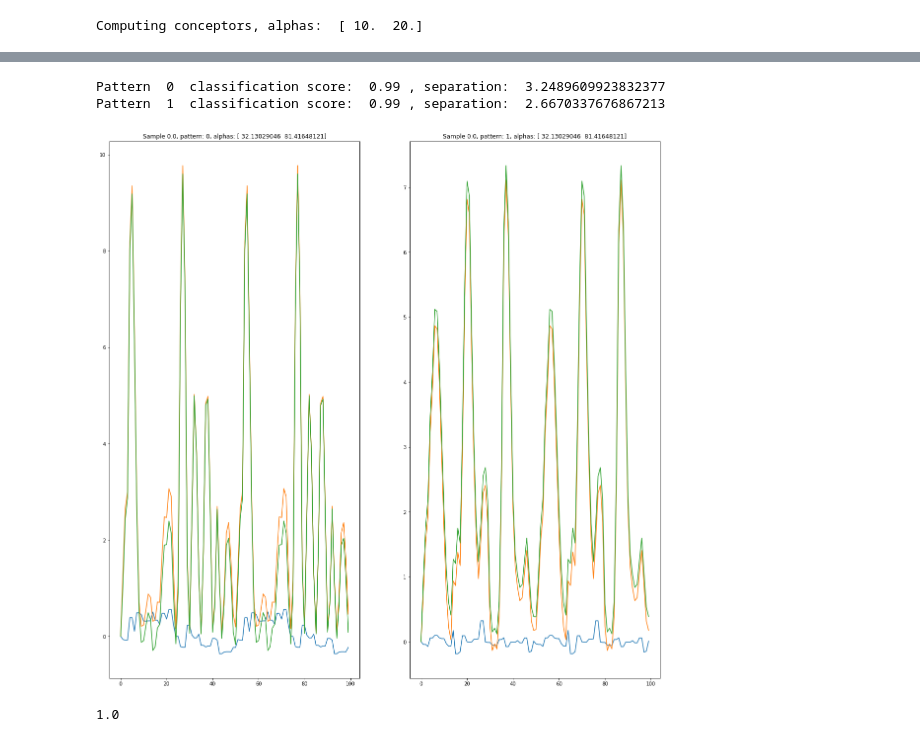
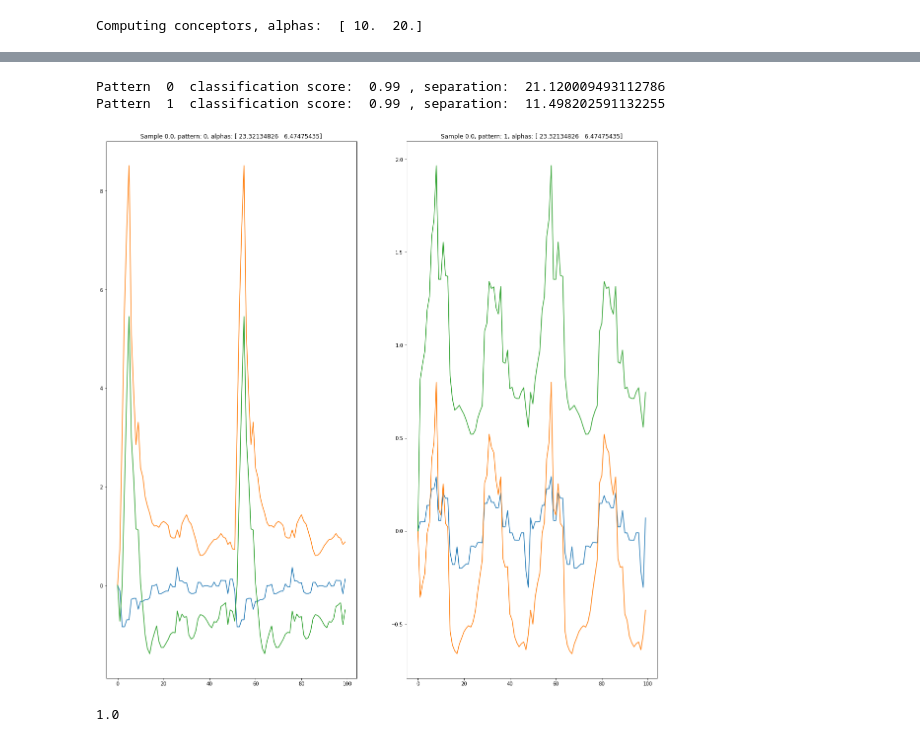
Before and after one commit to chriskiefer/chrysalisConceptors, a Jupyter notebook: Conceptor classification.ipynb, the cells around one changed output, grey strips where cells are left out. Saved outputs shown, nothing was run; the diff lists cells and outputs as text; code cells hidden in the pictures.

```diff
--- a/Conceptor classification.ipynb
+++ b/Conceptor classification.ipynb
@@ -33,8 +33,8 @@ print( cwd )
 # load gesture 1
 # gesture1 = np.loadtxt(cwd + '/workshop/gesturedata_0.txt')
 # gesture2 = np.loadtxt(cwd + '/workshop/gesturedata_1.txt')
-gesture1 = np.loadtxt(cwd + '/supercollider/gesturedata_1_3.txt')
-gesture2 = np.loadtxt(cwd + '/supercollider/gesturedata_5_3.txt')
+gesture1 = np.loadtxt(cwd + '/supercollider/gesturedata_1_1.txt')
+gesture2 = np.loadtxt(cwd + '/supercollider/gesturedata_5_1.txt')
 
 # plot the two gestures
 figsize(20,8);
@@ -161,7 +161,7 @@ def makeClassifierNetwork(p):
 
     return locals()
 
-params = {'N':64, 'NetSR':0.99999, 'NetinpScaling':1.9,'BiasScaling':0.1,
+params = {'N':32, 'NetSR':0.99999, 'NetinpScaling':1.0,'BiasScaling':0.1,
          'washoutLength':gesture1.size * 10, 'learnLength':gesture1.size * 1,
           'LR': 0.6,
 #           'patts':np.array([lambda x:pLoop(x,p_rw1), lambda x: pLoop(x,p_rw2)])
@@ -271,11 +271,11 @@ Pattern  1  classification score:  0.99 , separation:  10.209193130575867
 # %%
 figsize(20,20)
-plotConceptorPatterns(params, conceptorNets[4], 1, 0, 100)
+plotConceptorPatterns(params, conceptorNets[17], 1, 0, 100)
 None
 # %% [output]
-Pattern  0  classification score:  0.99 , separation:  3.2489609923832377
-Pattern  1  classification score:  0.99 , separation:  2.6670337676867213
+Pattern  0  classification score:  0.99 , separation:  21.120009493112786
+Pattern  1  classification score:  0.99 , separation:  11.498202591132255
-[figure, old version]
+[figure, new version]
 # %%
 a = np.ones(100) * 30
 # a[5] = 0
```
Also changed, not shown: parts of 6 cells of this notebook, 1 other file.
